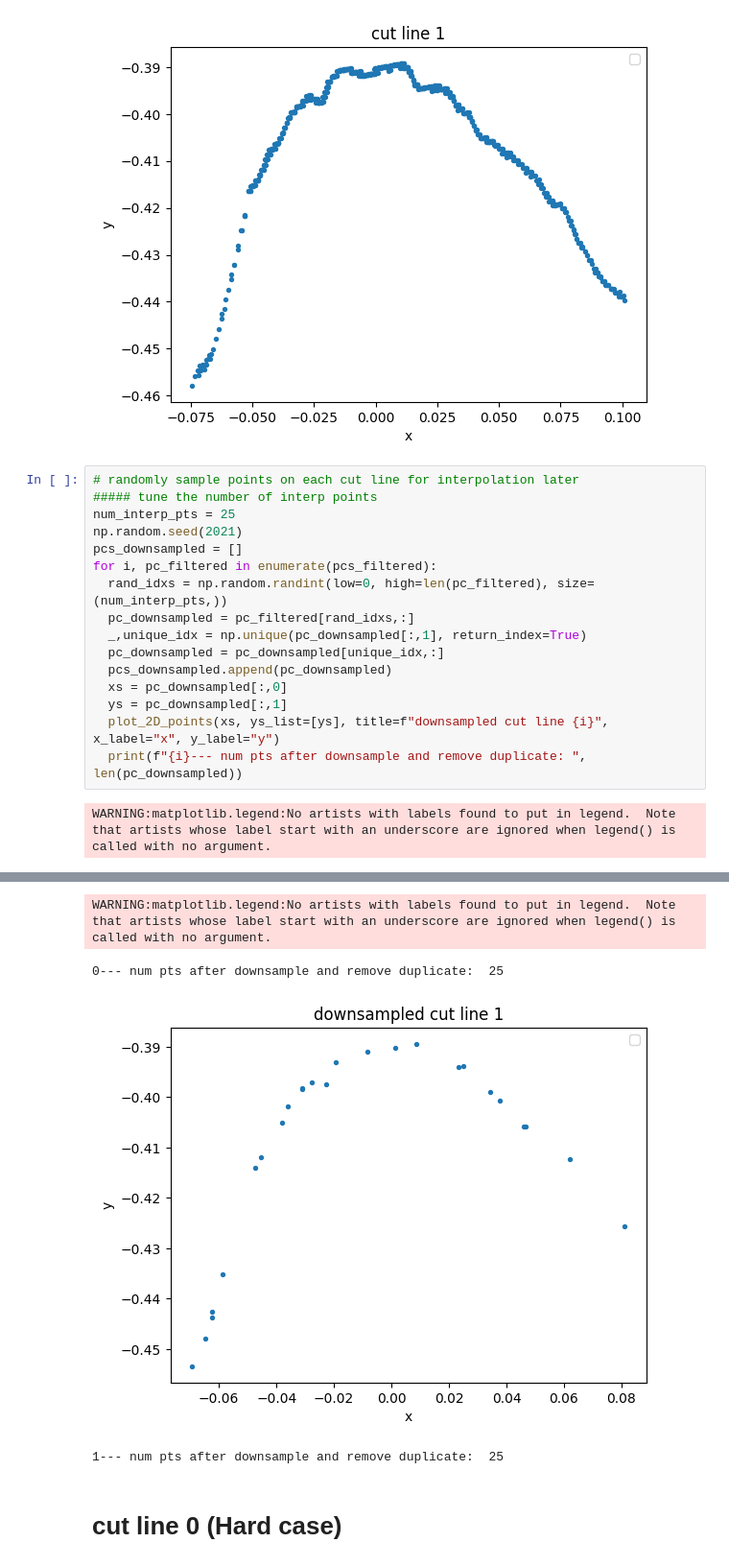
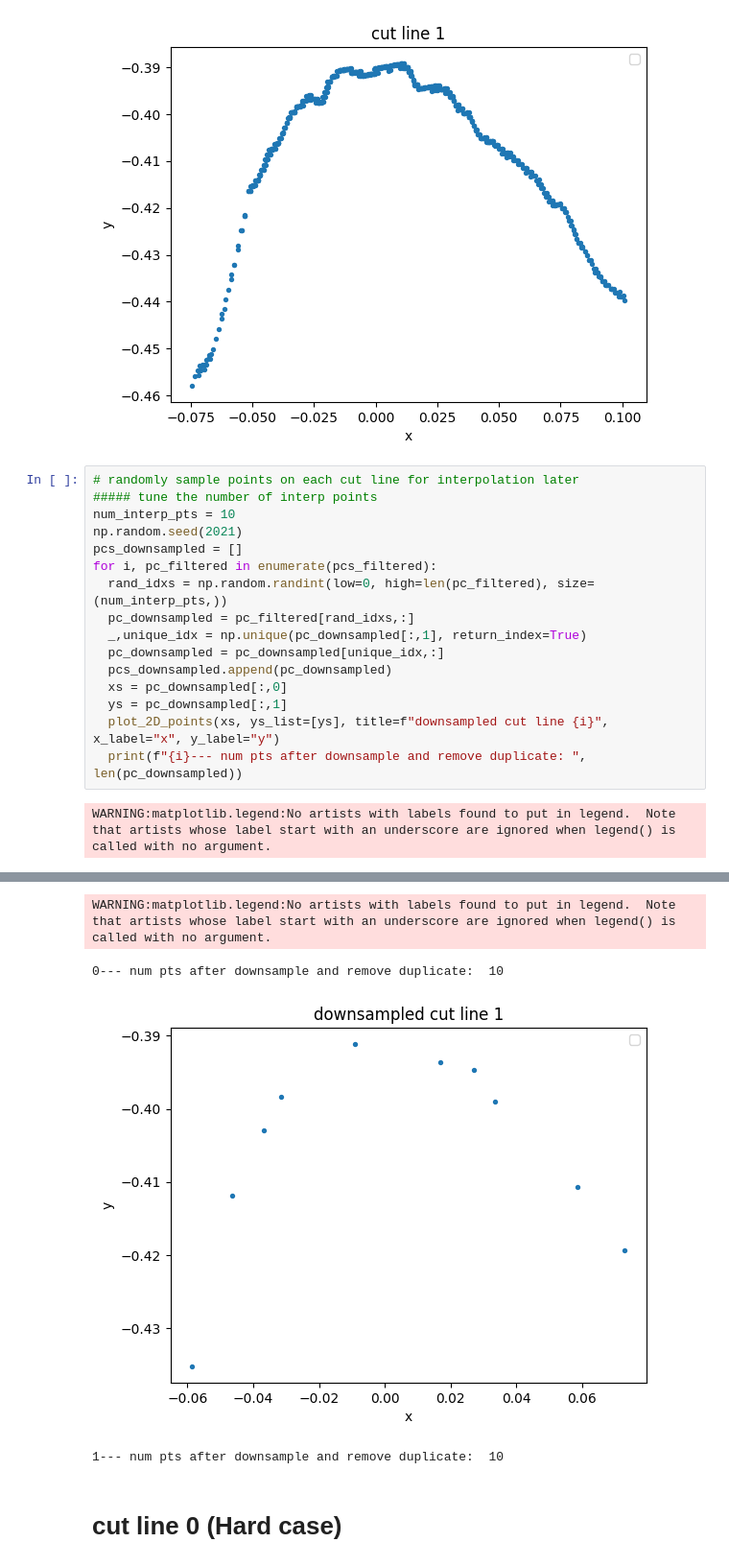
Before and after one commit to HoAdrian/Interp_for_Cut, a Jupyter notebook: cutline_splines_numerical/splines_interp_cut_lines.ipynb, the cells around one changed output, grey strips where cells are left out. Shown: that part at 96% size. Saved outputs shown, nothing was run; the diff lists cells and outputs as text.

```diff
--- a/cutline_splines_numerical/splines_interp_cut_lines.ipynb
+++ b/cutline_splines_numerical/splines_interp_cut_lines.ipynb
@@ -99,7 +99,7 @@ WARNING:matplotlib.legend:No artists with labels found to put in legend.  Note t
 # %%
 # randomly sample points on each cut line for interpolation later
 ##### tune the number of interp points
-num_interp_pts = 25
+num_interp_pts = 10
 np.random.seed(2021)
 pcs_downsampled = []
 for i, pc_filtered in enumerate(pcs_filtered):
@@ -118,7 +118,7 @@ WARNING:matplotlib.legend:No artists with labels found to put in legend.  Note t
 WARNING:matplotlib.legend:No artists with labels found to put in legend.  Note that artists whose label start with an underscore are ignored when legend() is called with no argument.
-0--- num pts after downsample and remove duplicate:  25
+0--- num pts after downsample and remove duplicate:  10
-[figure, old version]
+[figure, new version]
-1--- num pts after downsample and remove duplicate:  25
+1--- num pts after downsample and remove duplicate:  10
 # %% [markdown]
 # cut line 0 (Hard case)
 # %%
```
Also changed, not shown: parts of 5 cells of this notebook, 3 other files.
